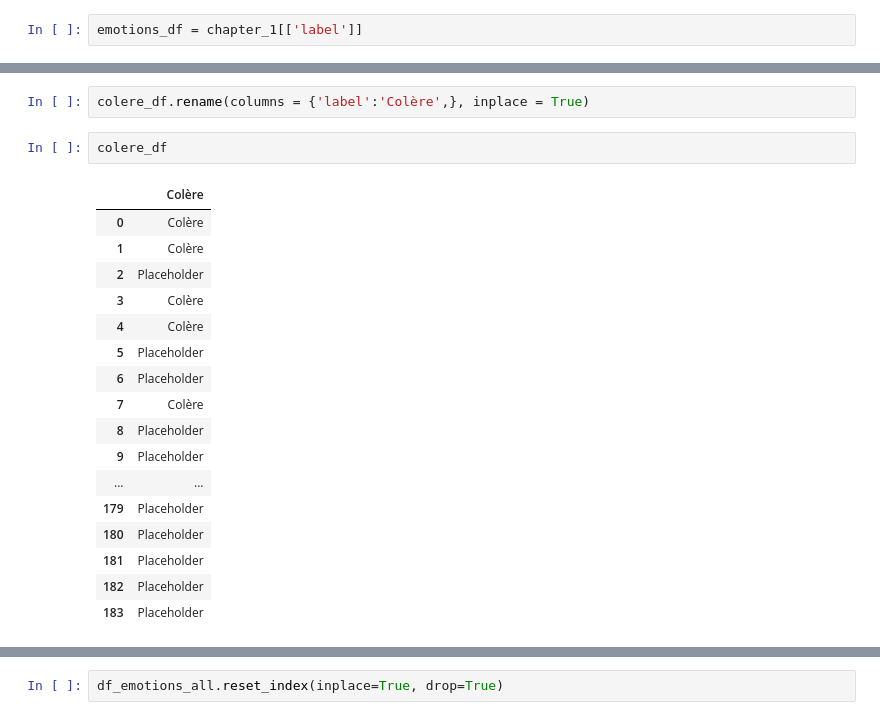
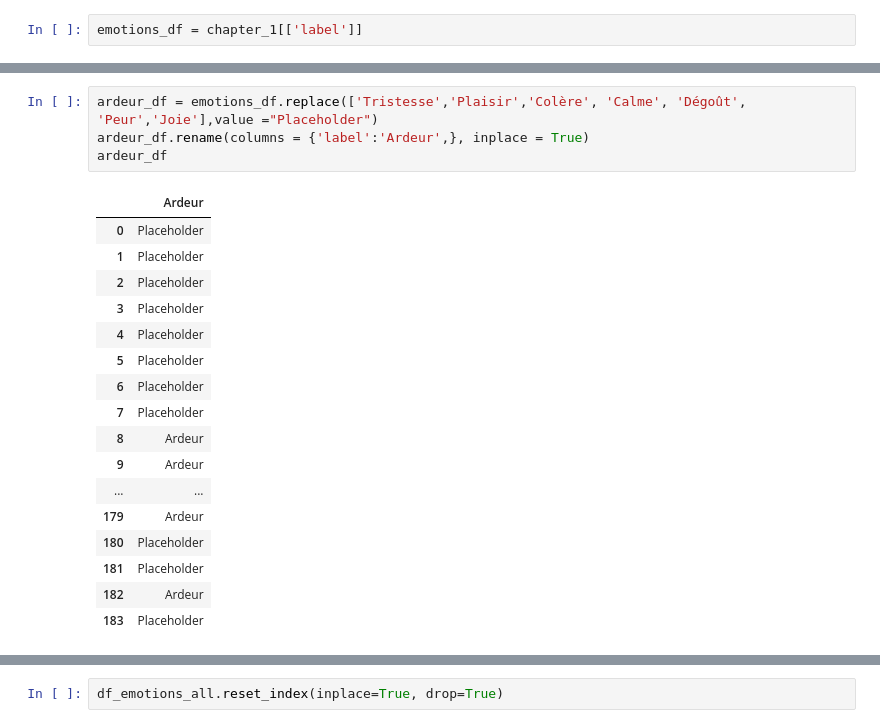
Before and after one commit to dpicca/Homer_Iliad_Dataset, a Jupyter notebook: Dataframes/Data_cleaning.ipynb, the cells around one changed output, grey strips where cells are left out. Cells and saved outputs as stored; diff of their text form.

Commit message:
IAA all emotions calculation : chapter

```diff
--- a/Dataframes/Data_cleaning.ipynb
+++ b/Dataframes/Data_cleaning.ipynb
@@ -293,22 +313,22 @@ colere_df = emotions_df.replace(['Tristesse','Plaisir','Ardeur', 'Calme', 'Dégo
-# %%
-colere_df.rename(columns = {'label':'Colère',}, inplace = True)
-# %%
-colere_df
-# %% [output]
-|  | Colère |
-| 0 | Colère |
-| 1 | Colère |
-| 2 | Placeholder |
-| 3 | Colère |
-| 4 | Colère |
-| 5 | Placeholder |
-| 6 | Placeholder |
-| 7 | Colère |
-| 8 | Placeholder |
-| 9 | Placeholder |
-| ... | ... |
-| 179 | Placeholder |
-| 180 | Placeholder |
-| 181 | Placeholder |
-| 182 | Placeholder |
-| 183 | Placeholder |
+# %%
+ardeur_df = emotions_df.replace(['Tristesse','Plaisir','Colère', 'Calme', 'Dégoût', 'Peur','Joie'],value ="Placeholder")
+ardeur_df.rename(columns = {'label':'Ardeur',}, inplace = True)
+ardeur_df
+# %% [output]
+|  | Ardeur |
+| 0 | Placeholder |
+| 1 | Placeholder |
+| 2 | Placeholder |
+| 3 | Placeholder |
+| 4 | Placeholder |
+| 5 | Placeholder |
+| 6 | Placeholder |
+| 7 | Placeholder |
+| 8 | Ardeur |
+| 9 | Ardeur |
+| ... | ... |
+| 179 | Ardeur |
+| 180 | Placeholder |
+| 181 | Placeholder |
+| 182 | Ardeur |
+| 183 | Placeholder |
```
Also changed, not shown: parts of 13 cells of this notebook.
